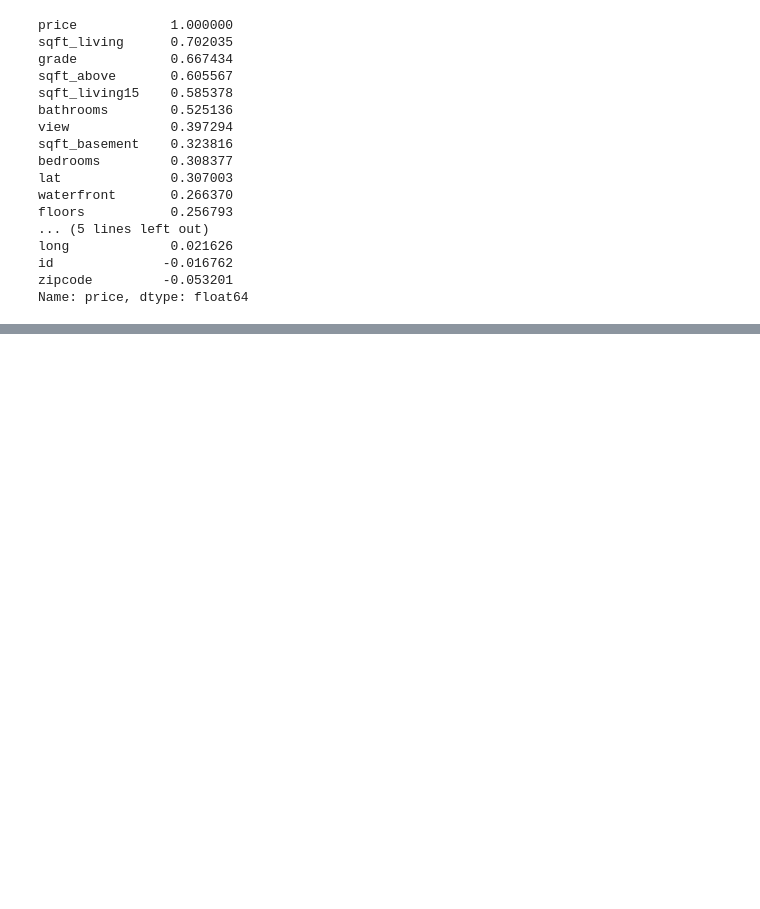
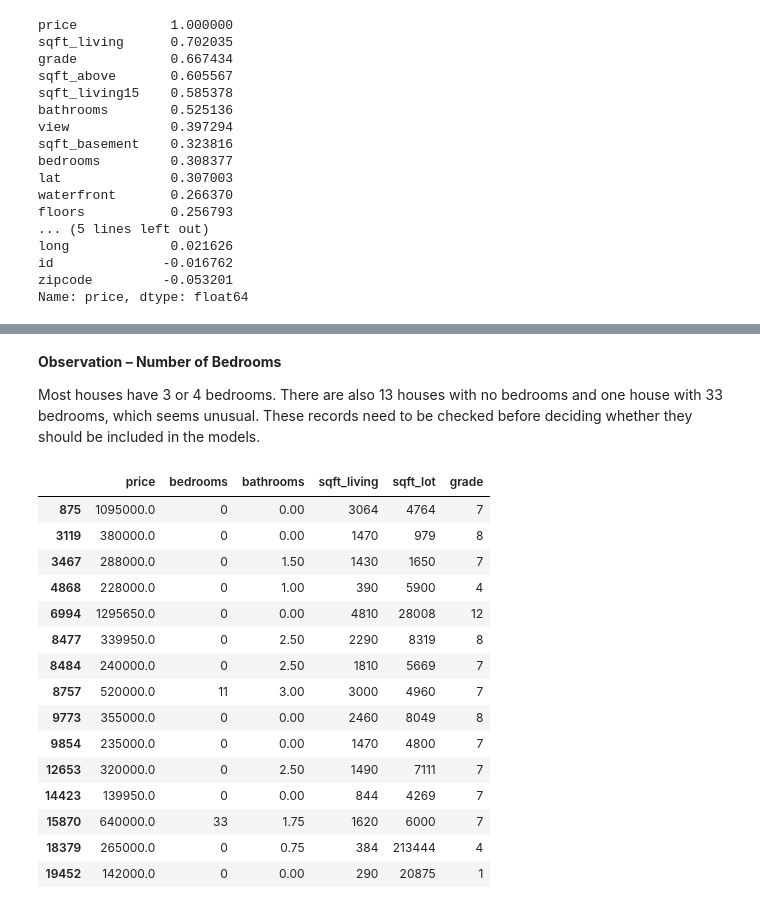
Before and after one commit to simo100000/Machine-Learning, a Jupyter notebook: machine learning-checkpoint.ipynb, the cells around one changed output, grey strips where cells are left out. Drawn from its saved outputs; the diff is of its cells as text; code cells hidden in the pictures; blank space fills up the shorter version.

```diff
--- a/machine learning-checkpoint.ipynb
+++ b/machine learning-checkpoint.ipynb
@@ -164,0 +188,26 @@ Name: price, dtype: float64
+# %% [markdown]
+**Observation – Number of Bedrooms**
+
+Most houses have 3 or 4 bedrooms. There are also 13 houses with no bedrooms and one house with 33 bedrooms, which seems unusual. These records need to be checked before deciding whether they should be included in the models.
+# %%
+# Examine houses with unusual bedroom counts
+df[(df['bedrooms'] == 0) | (df['bedrooms'] > 10)][
+    ['price', 'bedrooms', 'bathrooms', 'sqft_living', 'sqft_lot', 'grade']
+]
+# %% [output]
+|  | price | bedrooms | bathrooms | sqft_living | sqft_lot | grade |
+| 875 | 1095000.0 | 0 | 0.00 | 3064 | 4764 | 7 |
+| 3119 | 380000.0 | 0 | 0.00 | 1470 | 979 | 8 |
+| 3467 | 288000.0 | 0 | 1.50 | 1430 | 1650 | 7 |
+| 4868 | 228000.0 | 0 | 1.00 | 390 | 5900 | 4 |
+| 6994 | 1295650.0 | 0 | 0.00 | 4810 | 28008 | 12 |
+| 8477 | 339950.0 | 0 | 2.50 | 2290 | 8319 | 8 |
+| 8484 | 240000.0 | 0 | 2.50 | 1810 | 5669 | 7 |
+| 8757 | 520000.0 | 11 | 3.00 | 3000 | 4960 | 7 |
+| 9773 | 355000.0 | 0 | 0.00 | 2460 | 8049 | 8 |
+| 9854 | 235000.0 | 0 | 0.00 | 1470 | 4800 | 7 |
+| 12653 | 320000.0 | 0 | 2.50 | 1490 | 7111 | 7 |
+| 14423 | 139950.0 | 0 | 0.00 | 844 | 4269 | 7 |
+| 15870 | 640000.0 | 33 | 1.75 | 1620 | 6000 | 7 |
+| 18379 | 265000.0 | 0 | 0.75 | 384 | 213444 | 4 |
+| 19452 | 142000.0 | 0 | 0.00 | 290 | 20875 | 1 |
```
Also changed, not shown: parts of 9 cells of this notebook.
